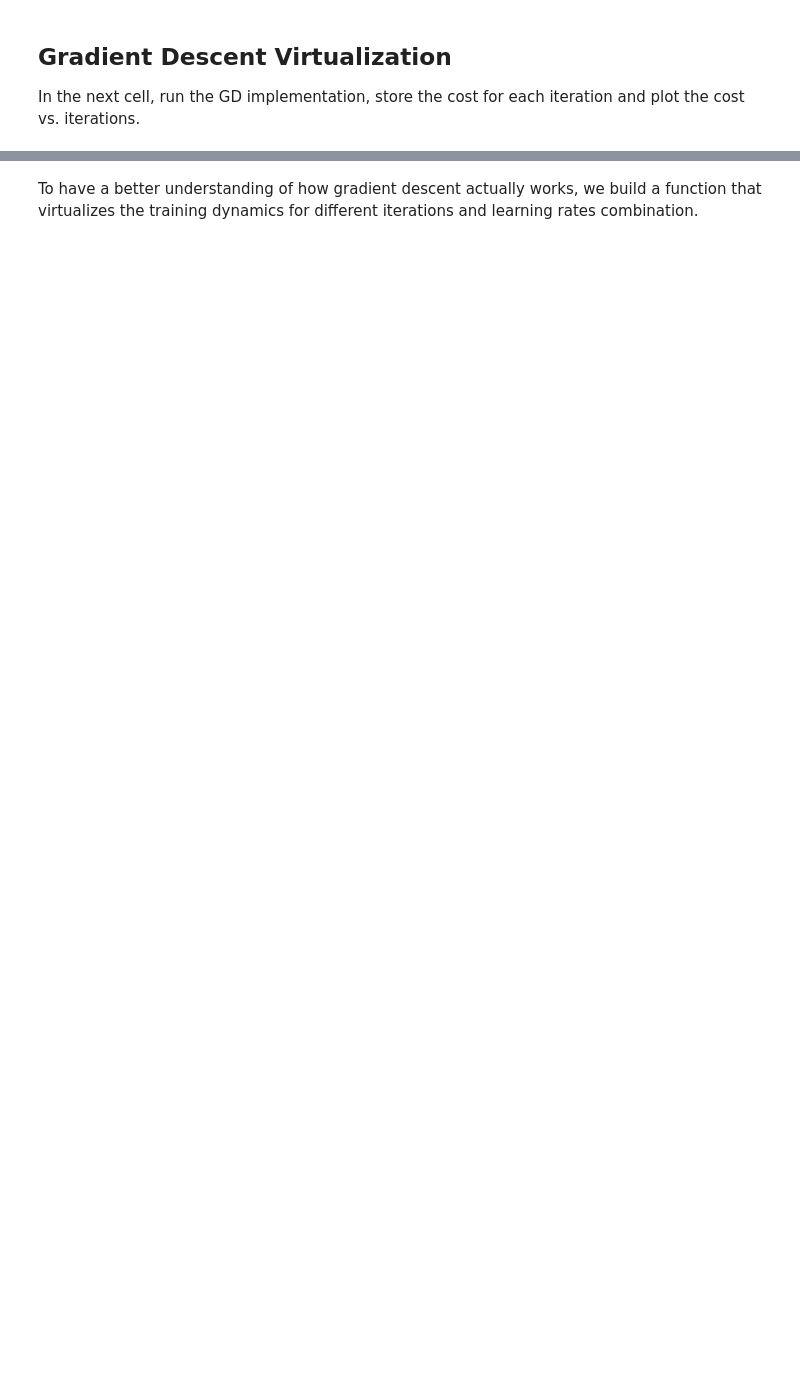
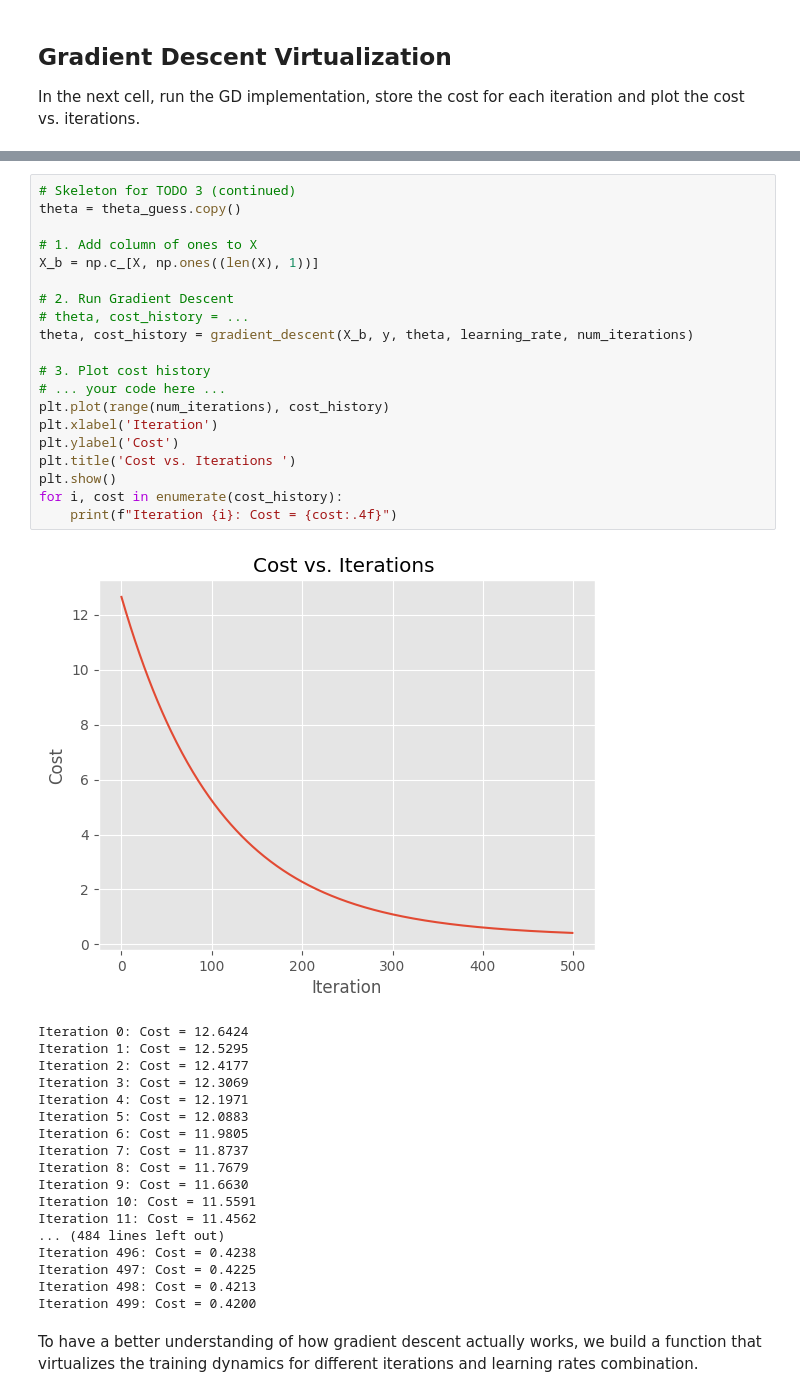
Before and after one commit to adwaithnirmal/grad_des, a Jupyter notebook: 1_Gradient_Descent.ipynb, the cells around one changed output, grey strips where cells are left out. Cells and saved outputs as stored; diff of their text form; blank space fills up the shorter version.

```diff
--- a/1_Gradient_Descent.ipynb
+++ b/1_Gradient_Descent.ipynb
@@ -261,3 +239,42 @@ Final cost/MSE:  0.482
+# %%
+# Skeleton for TODO 3 (continued)
+theta = theta_guess.copy()
+
+# 1. Add column of ones to X
+X_b = np.c_[X, np.ones((len(X), 1))]
+
+# 2. Run Gradient Descent
+# theta, cost_history = ...
+theta, cost_history = gradient_descent(X_b, y, theta, learning_rate, num_iterations)
+
+# 3. Plot cost history
+# ... your code here ...
+plt.plot(range(num_iterations), cost_history)
+plt.xlabel('Iteration')
+plt.ylabel('Cost')
+plt.title('Cost vs. Iterations ')
+plt.show()
+for i, cost in enumerate(cost_history):
+    print(f"Iteration {i}: Cost = {cost:.4f}")
+# %% [output]
+[figure, added]
+Iteration 0: Cost = 12.6424
+Iteration 1: Cost = 12.5295
+Iteration 2: Cost = 12.4177
+Iteration 3: Cost = 12.3069
+Iteration 4: Cost = 12.1971
+Iteration 5: Cost = 12.0883
+Iteration 6: Cost = 11.9805
+Iteration 7: Cost = 11.8737
+Iteration 8: Cost = 11.7679
+Iteration 9: Cost = 11.6630
+Iteration 10: Cost = 11.5591
+Iteration 11: Cost = 11.4562
+... (484 lines left out)
+Iteration 496: Cost = 0.4238
+Iteration 497: Cost = 0.4225
+Iteration 498: Cost = 0.4213
+Iteration 499: Cost = 0.4200
 # %% [markdown]
 To have a better understanding of how gradient descent actually works, we build a function that virtualizes the training dynamics for different iterations and learning rates combination.
 # %%
```
Also changed, not shown: parts of 44 cells of this notebook.
